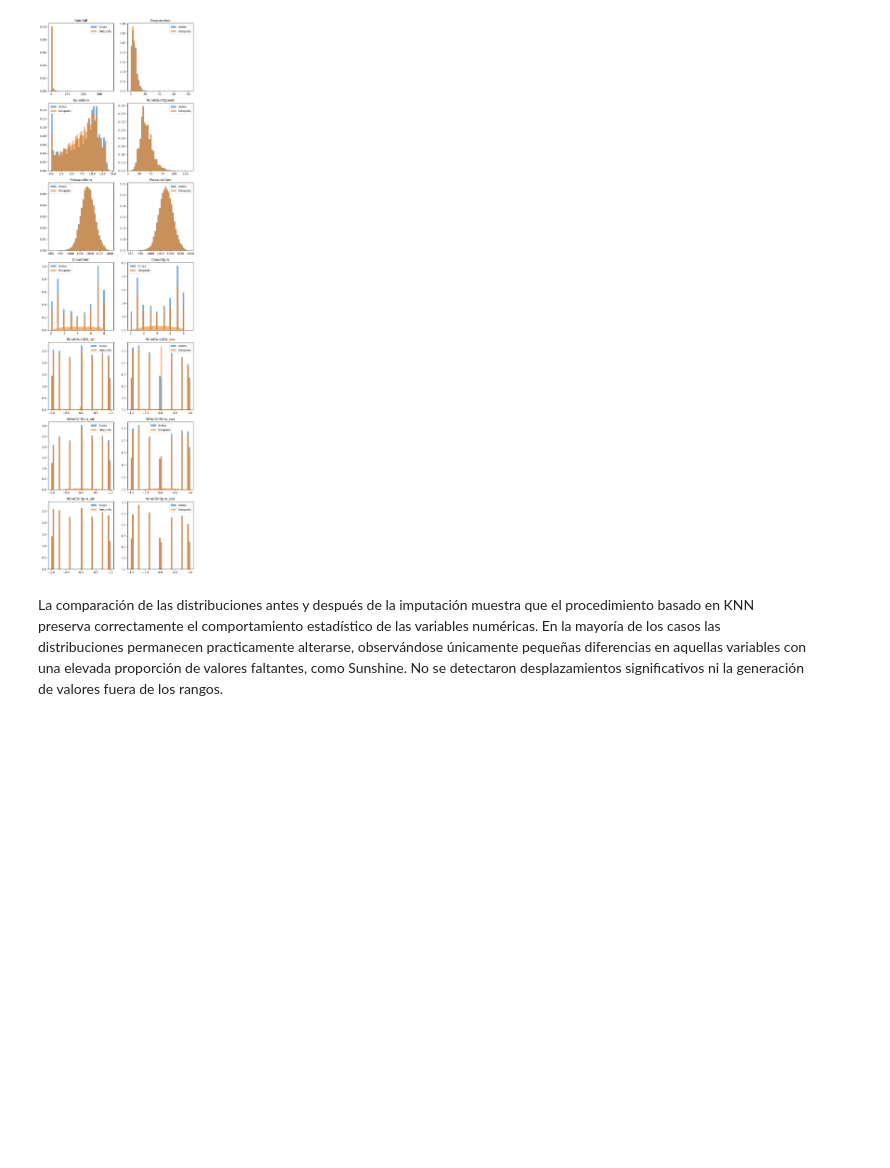
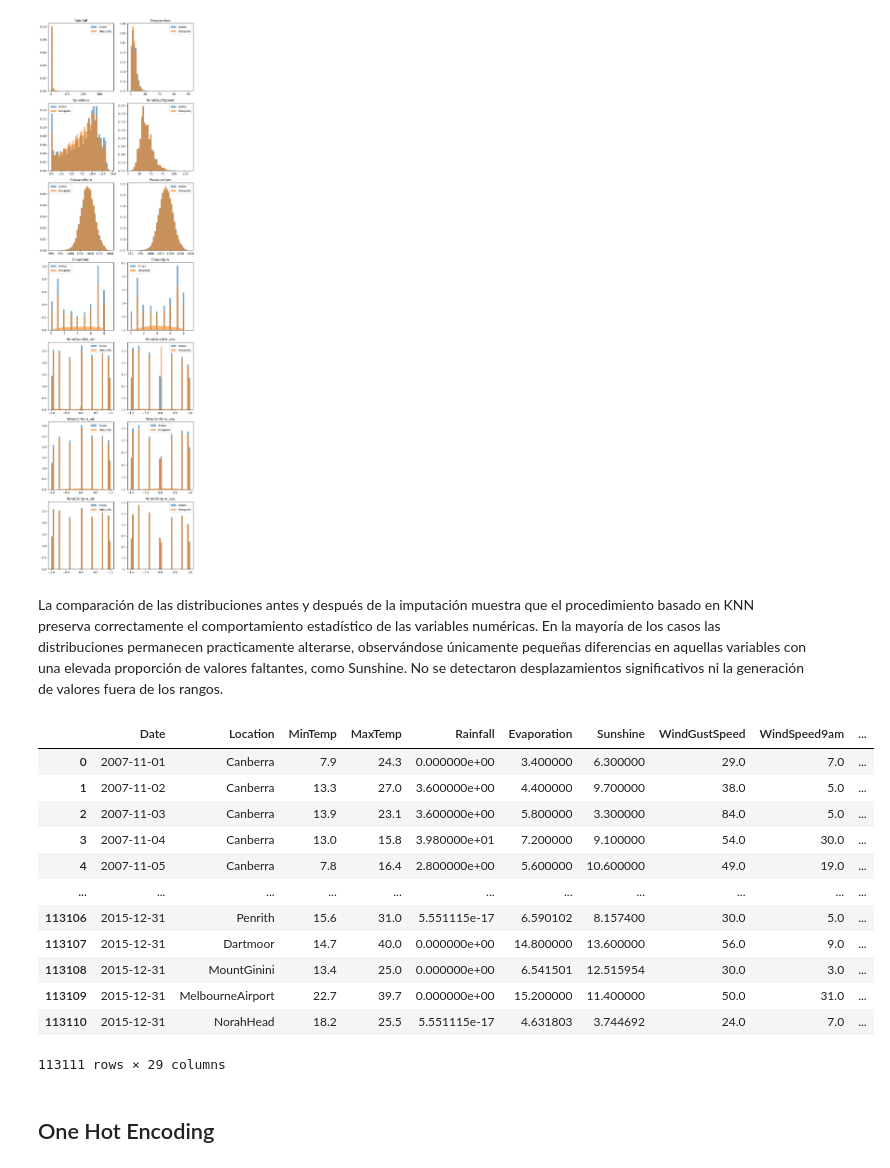
Before and after one commit to AlvaTF/TP-AA1-Ruiz-Toledo-Mendoza, a Jupyter notebook: TP_2/TP_clasificacion_AA1.ipynb, the cells around one changed output. Saved outputs shown, nothing was run; the diff lists cells and outputs as text; code cells hidden in the pictures; blank space fills up the shorter version.

Commit message:
One Hot Encoding

```diff
--- a/TP_2/TP_clasificacion_AA1.ipynb
+++ b/TP_2/TP_clasificacion_AA1.ipynb
@@ -971,3 +971,19 @@ plt.show()
 [figure]
 # %% [markdown]
 La comparación de las distribuciones antes y después de la imputación muestra que el procedimiento basado en KNN preserva correctamente el comportamiento estadístico de las variables numéricas. En la mayoría de los casos las distribuciones permanecen practicamente alterarse, observándose únicamente pequeñas diferencias en aquellas variables con una elevada proporción de valores faltantes, como Sunshine. No se detectaron desplazamientos significativos ni la generación de valores fuera de los rangos.
+# %%
+train_knn
+# %% [output]
+|  | Date | Location | MinTemp | MaxTemp | Rainfall | Evaporation | Sunshine | WindGustSpeed | WindSpeed9am | ... |
+| 0 | 2007-11-01 | Canberra | 7.9 | 24.3 | 0.000000e+00 | 3.400000 | 6.300000 | 29.0 | 7.0 | ... |
+| 1 | 2007-11-02 | Canberra | 13.3 | 27.0 | 3.600000e+00 | 4.400000 | 9.700000 | 38.0 | 5.0 | ... |
+| 2 | 2007-11-03 | Canberra | 13.9 | 23.1 | 3.600000e+00 | 5.800000 | 3.300000 | 84.0 | 5.0 | ... |
+| 3 | 2007-11-04 | Canberra | 13.0 | 15.8 | 3.980000e+01 | 7.200000 | 9.100000 | 54.0 | 30.0 | ... |
+| 4 | 2007-11-05 | Canberra | 7.8 | 16.4 | 2.800000e+00 | 5.600000 | 10.600000 | 49.0 | 19.0 | ... |
+| ... | ... | ... | ... | ... | ... | ... | ... | ... | ... | ... |
+| 113106 | 2015-12-31 | Penrith | 15.6 | 31.0 | 5.551115e-17 | 6.590102 | 8.157400 | 30.0 | 5.0 | ... |
+| 113107 | 2015-12-31 | Dartmoor | 14.7 | 40.0 | 0.000000e+00 | 14.800000 | 13.600000 | 56.0 | 9.0 | ... |
+| 113108 | 2015-12-31 | MountGinini | 13.4 | 25.0 | 0.000000e+00 | 6.541501 | 12.515954 | 30.0 | 3.0 | ... |
+| 113109 | 2015-12-31 | MelbourneAirport | 22.7 | 39.7 | 0.000000e+00 | 15.200000 | 11.400000 | 50.0 | 31.0 | ... |
+| 113110 | 2015-12-31 | NorahHead | 18.2 | 25.5 | 5.551115e-17 | 4.631803 | 3.744692 | 24.0 | 7.0 | ... |
+113111 rows × 29 columns
@@ -973,0 +994,2 @@ La comparación de las distribuciones antes y después de la imputación muestra
+# %% [markdown]
+## One Hot Encoding
```
Also changed, not shown: parts of 4 cells of this notebook.
